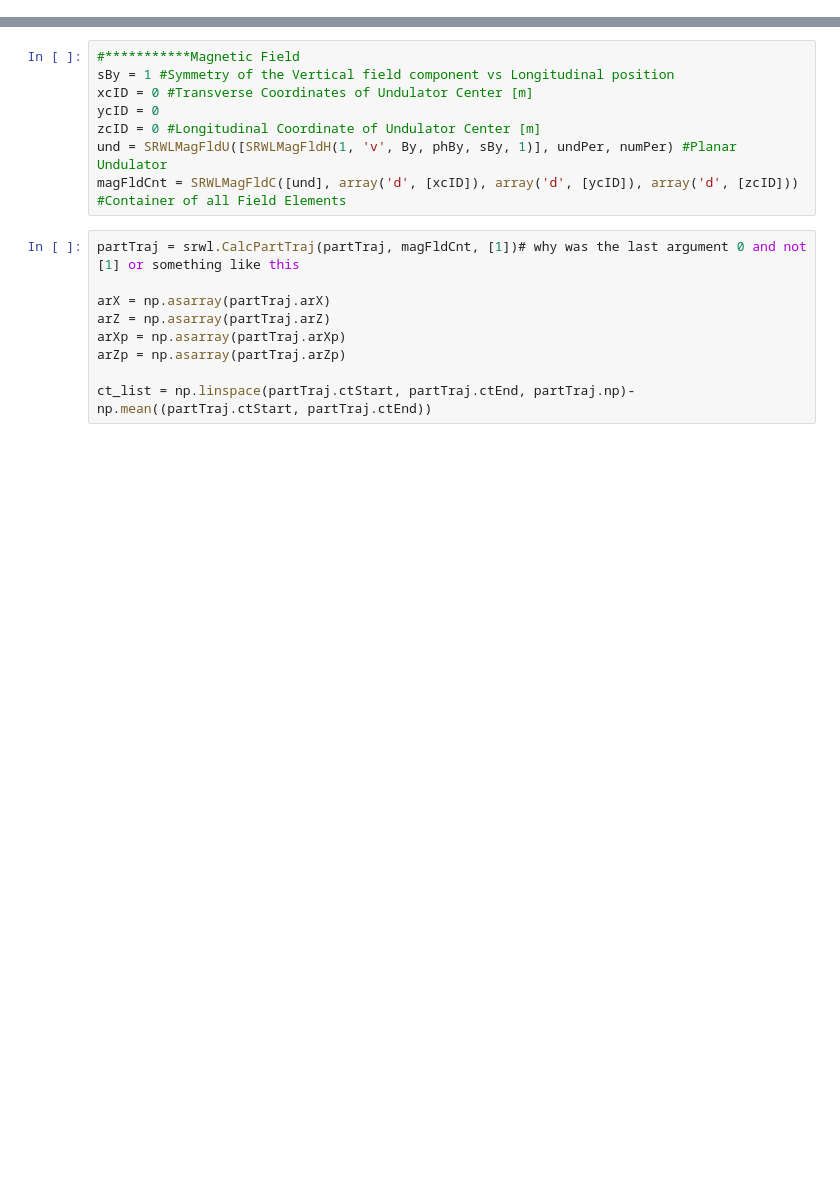
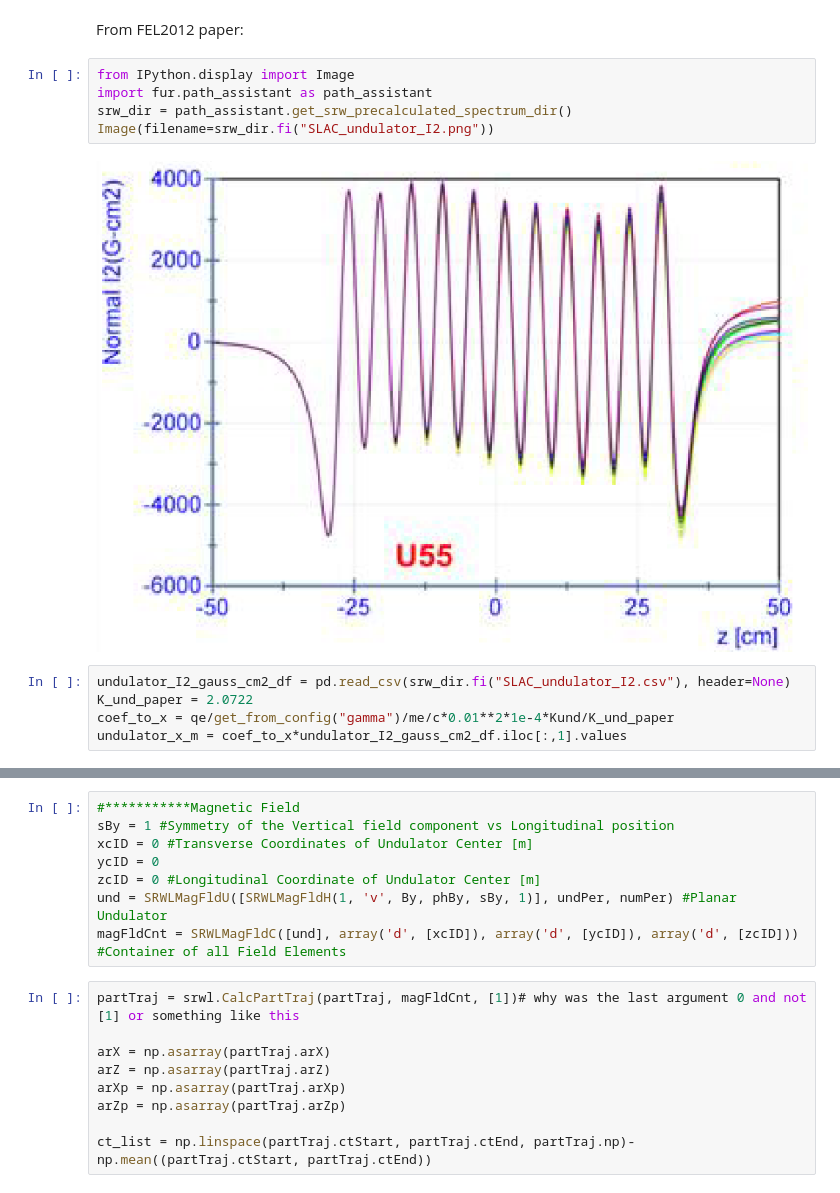
Before and after one commit to IharLobach/fur, a Jupyter notebook: wiggler_radiation/SRW/generating_undulator_spectrum_with_SRW.ipynb, the cells around one changed output, grey strips where cells are left out. Cells and saved outputs as stored; diff of their text form; blank space fills up the shorter version.

```diff
--- a/wiggler_radiation/SRW/generating_undulator_spectrum_with_SRW.ipynb
+++ b/wiggler_radiation/SRW/generating_undulator_spectrum_with_SRW.ipynb
@@ -27,2 +40,16 @@ h = 6.62607e-34
+# %% [markdown]
+From FEL2012 paper:
+# %%
+from IPython.display import Image
+import fur.path_assistant as path_assistant
+srw_dir = path_assistant.get_srw_precalculated_spectrum_dir()
+Image(filename=srw_dir.fi("SLAC_undulator_I2.png"))
+# %% [output]
+[figure, added]
+# %%
+undulator_I2_gauss_cm2_df = pd.read_csv(srw_dir.fi("SLAC_undulator_I2.csv"), header=None)
+K_und_paper = 2.0722
+coef_to_x = qe/get_from_config("gamma")/me/c*0.01**2*1e-4*Kund/K_und_paper
+undulator_x_m = coef_to_x*undulator_I2_gauss_cm2_df.iloc[:,1].values
 # %%
 #**********************Undulator constants:
```
Also changed, not shown: parts of 15 cells of this notebook, 4 other files.
